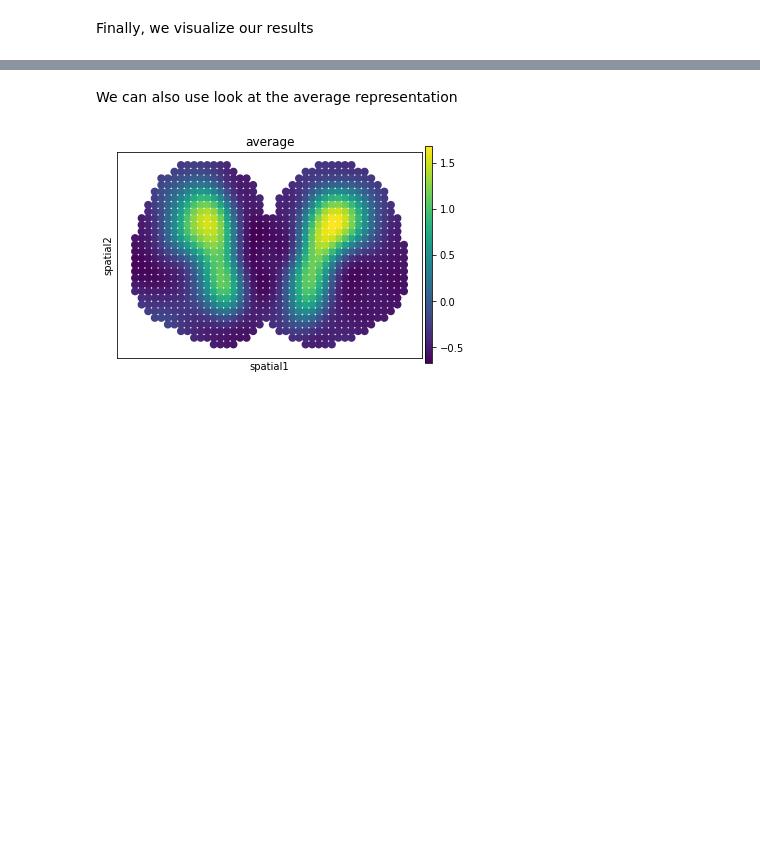
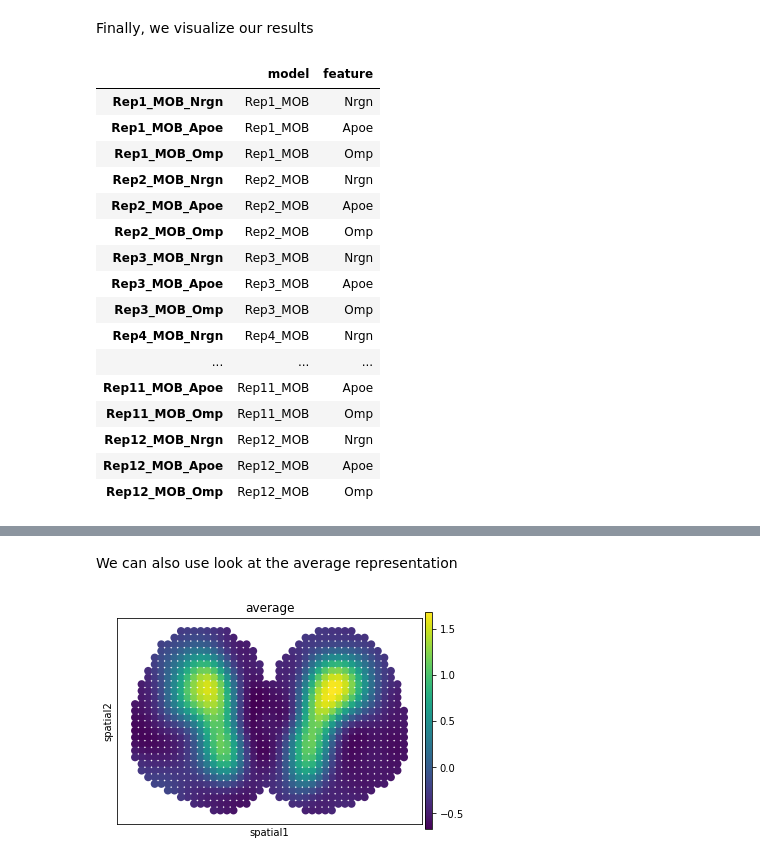
Before and after one commit to almaan/eggplant, a Jupyter notebook: notebooks/mob-full-analysis.ipynb, the cells around one changed output, grey strips where cells are left out. Cells and saved outputs as stored; diff of their text form; code cells hidden in the pictures; blank space fills up the shorter version.

```diff
--- a/notebooks/mob-full-analysis.ipynb
+++ b/notebooks/mob-full-analysis.ipynb
@@ -177,2 +180,22 @@ eg.pl.model_diagnostics(losses = losses)
 # %% [markdown]
 Finally, we visualize our results
+# %%
+ref.adata.var
+# %% [output]
+|  | model | feature |
+| Rep1_MOB_Nrgn | Rep1_MOB | Nrgn |
+| Rep1_MOB_Apoe | Rep1_MOB | Apoe |
+| Rep1_MOB_Omp | Rep1_MOB | Omp |
+| Rep2_MOB_Nrgn | Rep2_MOB | Nrgn |
+| Rep2_MOB_Apoe | Rep2_MOB | Apoe |
+| Rep2_MOB_Omp | Rep2_MOB | Omp |
+| Rep3_MOB_Nrgn | Rep3_MOB | Nrgn |
+| Rep3_MOB_Apoe | Rep3_MOB | Apoe |
+| Rep3_MOB_Omp | Rep3_MOB | Omp |
+| Rep4_MOB_Nrgn | Rep4_MOB | Nrgn |
+| ... | ... | ... |
+| Rep11_MOB_Apoe | Rep11_MOB | Apoe |
+| Rep11_MOB_Omp | Rep11_MOB | Omp |
+| Rep12_MOB_Nrgn | Rep12_MOB | Nrgn |
+| Rep12_MOB_Apoe | Rep12_MOB | Apoe |
+| Rep12_MOB_Omp | Rep12_MOB | Omp |
```
Also changed, not shown: parts of 8 cells of this notebook, 13 other files.
